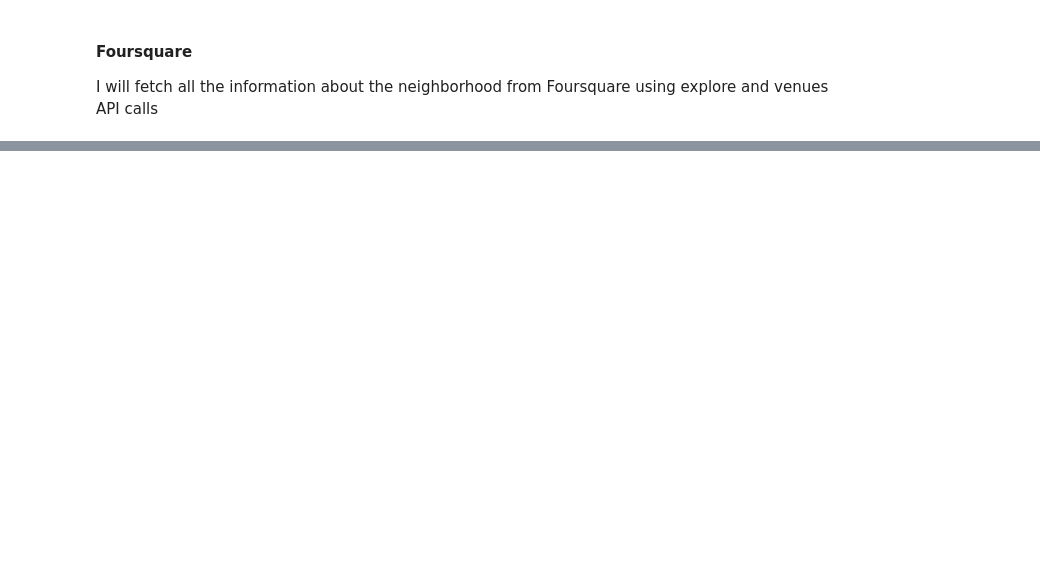
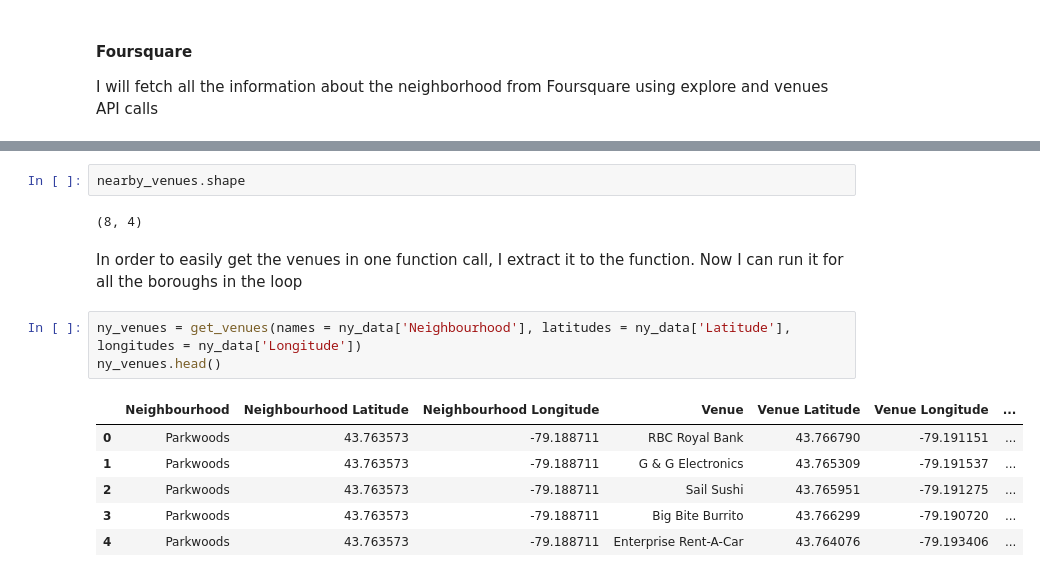
Before and after one commit to wtsd/coursera-capstone, a Jupyter notebook: Segmenting and Clustering Neighborhoods in Toronto.ipynb, the cells around one changed output, grey strips where cells are left out. Cells and saved outputs as stored; diff of their text form; blank space fills up the shorter version.

```diff
--- a/Segmenting and Clustering Neighborhoods in Toronto.ipynb
+++ b/Segmenting and Clustering Neighborhoods in Toronto.ipynb
@@ -294,0 +377,16 @@ I will fetch all the information about the neighborhood from Foursquare using ex
+# %%
+nearby_venues.shape
+# %% [output]
+(8, 4)
+# %% [markdown]
+In order to easily get the venues in one function call, I extract it to the function. Now I can run it for all the boroughs in the loop
+# %%
+ny_venues = get_venues(names = ny_data['Neighbourhood'], latitudes = ny_data['Latitude'], longitudes = ny_data['Longitude'])
+ny_venues.head()
+# %% [output]
+|  | Neighbourhood | Neighbourhood Latitude | Neighbourhood Longitude | Venue | Venue Latitude | Venue Longitude | ... |
+| 0 | Parkwoods | 43.763573 | -79.188711 | RBC Royal Bank | 43.766790 | -79.191151 | ... |
+| 1 | Parkwoods | 43.763573 | -79.188711 | G & G Electronics | 43.765309 | -79.191537 | ... |
+| 2 | Parkwoods | 43.763573 | -79.188711 | Sail Sushi | 43.765951 | -79.191275 | ... |
+| 3 | Parkwoods | 43.763573 | -79.188711 | Big Bite Burrito | 43.766299 | -79.190720 | ... |
+| 4 | Parkwoods | 43.763573 | -79.188711 | Enterprise Rent-A-Car | 43.764076 | -79.193406 | ... |
```
Also changed, not shown: parts of 7 cells of this notebook.
